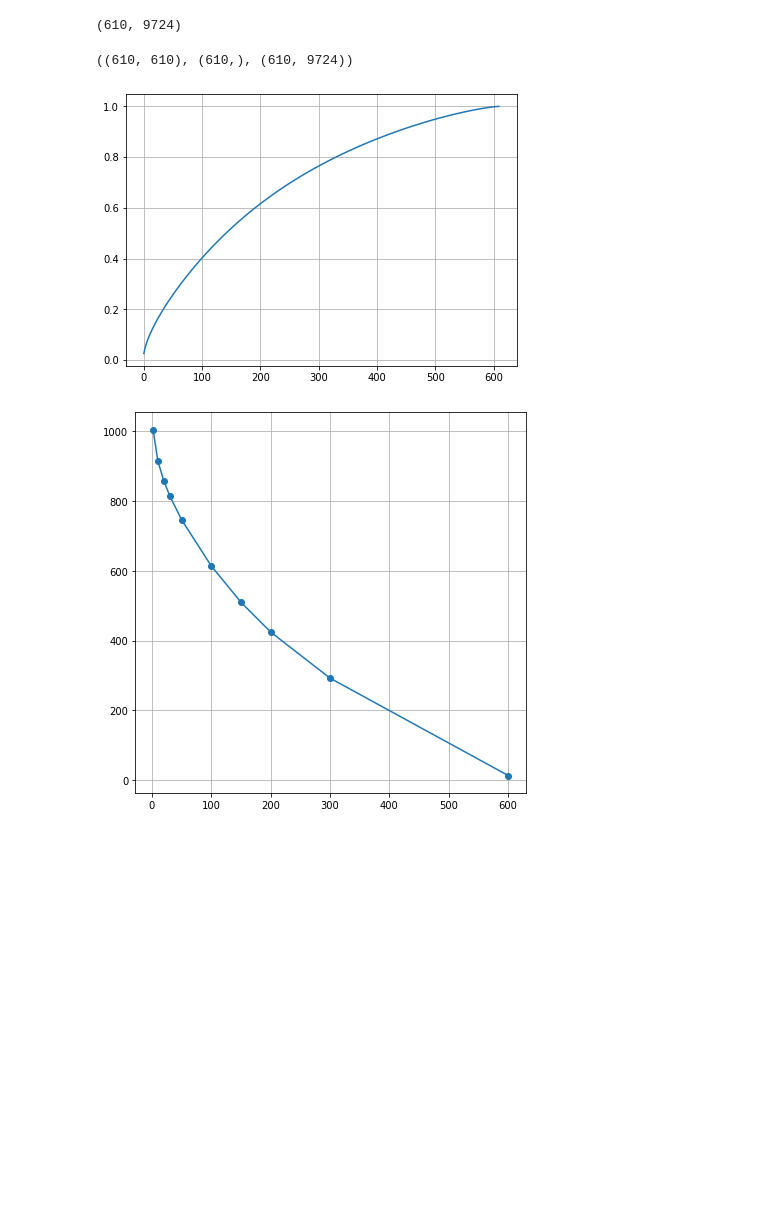
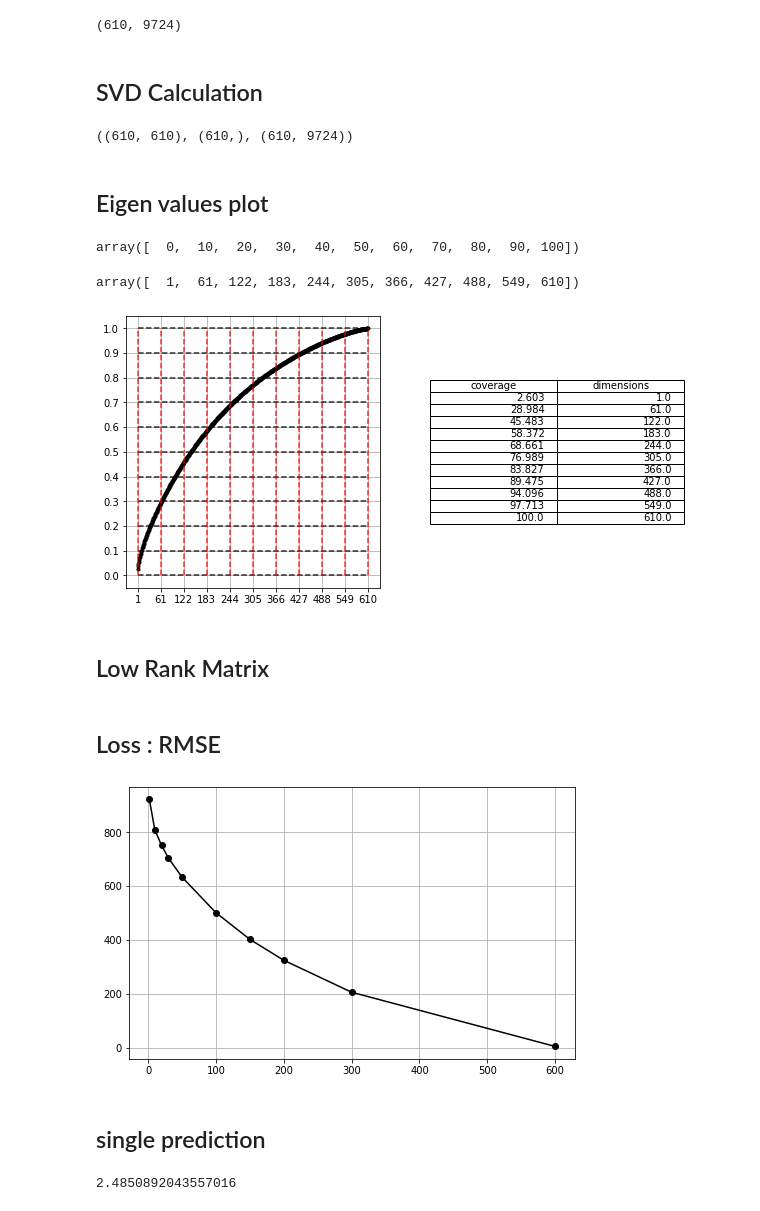
Before and after one commit to NishantBaheti/Recommendation-Systems, a Jupyter notebook: notebooks/svd.ipynb, the cells around one changed output. Cells and saved outputs as stored; diff of their text form; code cells hidden in the pictures; blank space fills up the shorter version.

```diff
--- a/notebooks/svd.ipynb
+++ b/notebooks/svd.ipynb
@@ -40,6 +68,5 @@ ratings.head(5)
 # %%
-user_movie_matrix = ratings.pivot_table(values=['rating'] ,index=['user_idx'], columns=['movie_idx'],
-                                       fill_value=0)
+user_movie_matrix = ratings.pivot_table(values=['rating'] ,index=['user_idx'], columns=['movie_idx'])
 user_movie_matrix.head(5)
 # %% [output]
 |  | rating |  |  |  |  |  |  |  |  |  |  | ... |
@@ -53,3 +80,3 @@ user_movie_matrix.head(5)
 5 rows × 9724 columns
 # %%
-X = user_movie_matrix.values
+X = user_movie_matrix.fillna(0).values
@@ -57,17 +97,45 @@ X = user_movie_matrix.values
 X.shape
 # %% [output]
 (610, 9724)
+# %% [markdown]
+## SVD Calculation
 # %%
 U, S, VT = np.linalg.svd(X, full_matrices=False)
 U.shape, S.shape, VT.shape
 # %% [output]
 ((610, 610), (610,), (610, 9724))
+# %% [markdown]
+## Eigen values plot
+# %%
+deciles = (np.linspace(0,1,11)*100).astype('int')
+deciles
+# %% [output]
+array([  0,  10,  20,  30,  40,  50,  60,  70,  80,  90, 100])
+# %%
+dims = np.linspace(1, len(S), 11).astype('int')
+dims
+# %% [output]
+array([  1,  61, 122, 183, 244, 305, 366, 427, 488, 549, 610])
 # %%
-fig, ax = plt.subplots(1, 1, figsize=(7, 5))
+fig, ax = plt.subplots(1, 2, figsize=(10, 5))
 
-ax.plot(S.cumsum()/S.sum(), "-")
+eig_value_coverage = S.cumsum()/S.sum()
+coverage = np.round(eig_value_coverage[dims-1]*100, 3)
+table = np.c_[coverage, dims]
 
-ax.grid()
+ax[0].plot(eig_value_coverage, ".-", color='k')
+ax[0].hlines(deciles/100, xmin=0, xmax=len(S), alpha=0.8, color='k', linestyle='--')
+ax[0].vlines(dims, ymin=0, ymax=1, alpha=0.8, color='r', linestyle='--')
+
+ax[0].set_xticks(dims)
+ax[0].set_yticks(deciles/100)
+ax[0].grid()
+
+ax[1].table(cellText=table, colLabels=['coverage', 'dimensions'], loc='center')
+ax[1].axis('off')
+
 plt.show()
 # %% [output]
-[figure, old version]
+[figure, new version]
+# %% [markdown]
+## Low Rank Matrix
@@ -74 +146,3 @@ plt.show()
+# %% [markdown]
+## Loss : RMSE
 # %%
@@ -79,13 +154,15 @@ l_losses = []
 
 ranks = [2, 10, 20, 30, 50, 100, 150, 200, 300, 600]
 for i in ranks:
-    l_losses.append(loss(X, U, S, VT, i))
+    l_losses.append(loss(X, U, S, VT, i, M))
 
-fig, ax = plt.subplots(1, 1, figsize=(7,7))
+fig, ax = plt.subplots(1, 1, figsize=(8,5))
 
-ax.plot(ranks, l_losses, 'o-')
+ax.plot(ranks, l_losses, 'ko-')
 
 ax.grid()
 plt.show()
 # %% [output]
-[figure, old version]
+[figure, new version]
+# %% [markdown]
+## single prediction
@@ -91,0 +172,4 @@ plt.show()
+# %%
+get_prediction(0, 0, U, S, VT, 2)
+# %% [output]
+2.4850892043557016
```
Also changed, not shown: parts of 20 cells of this notebook.
